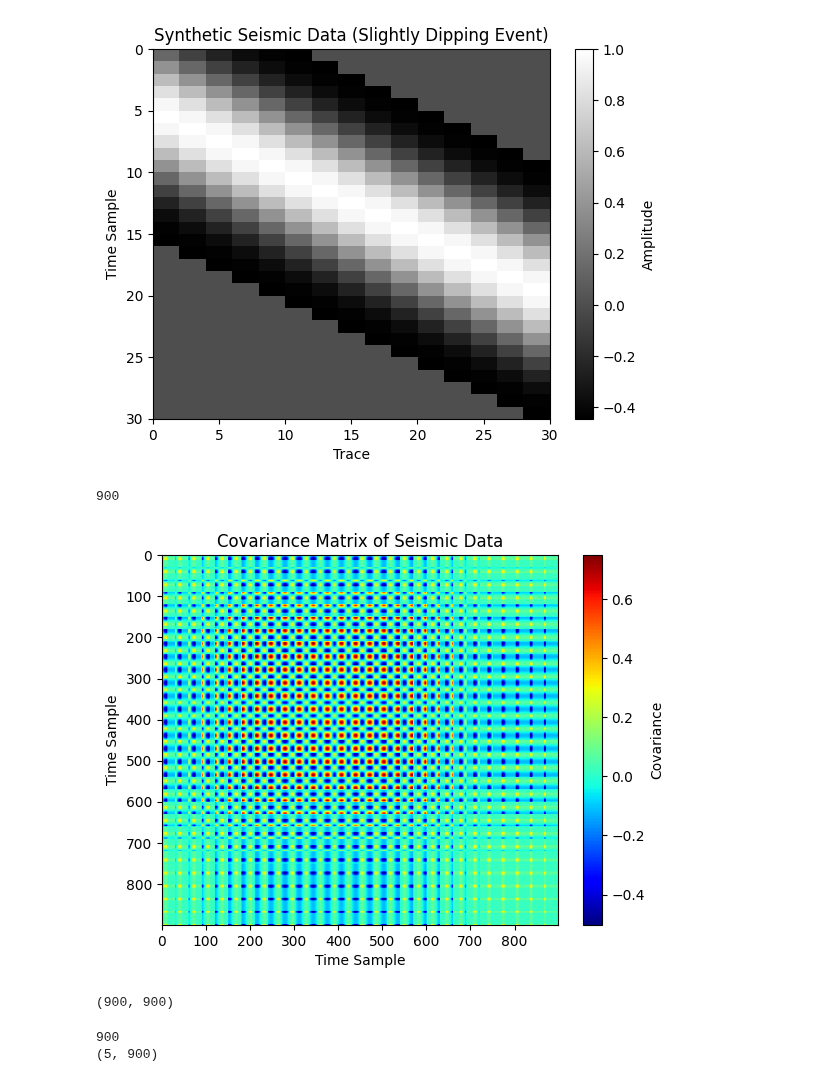
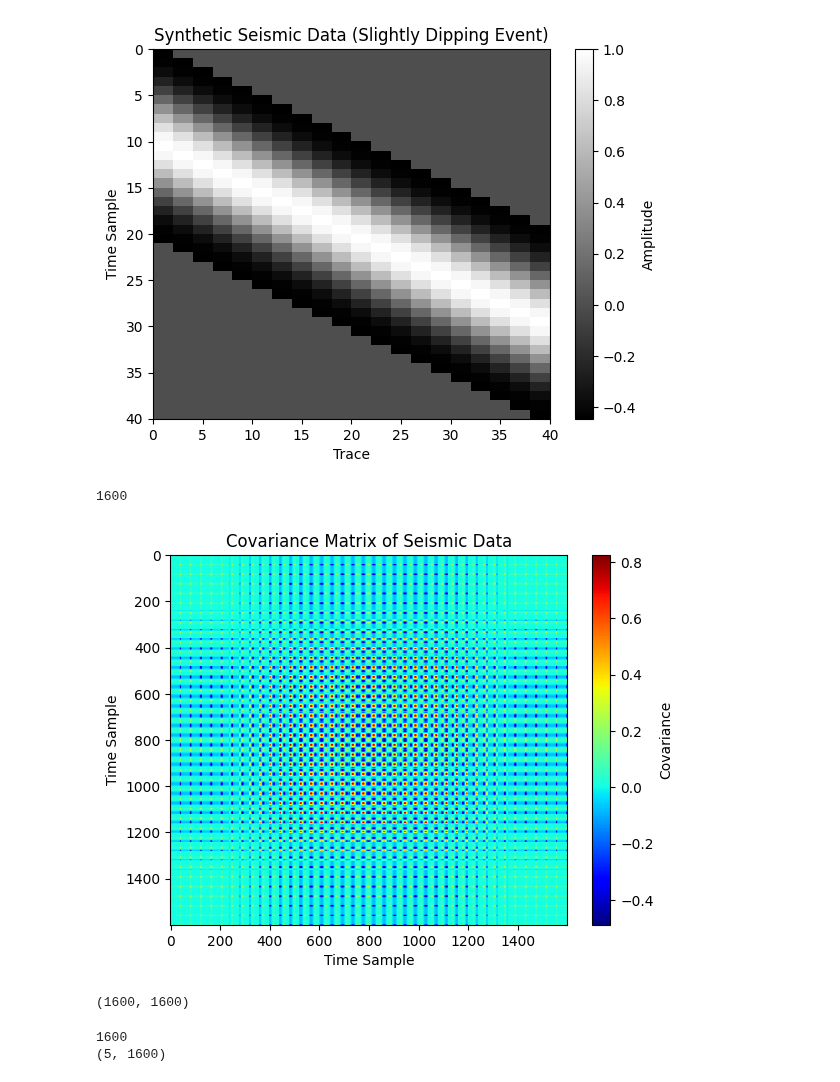
Before and after one commit to csc7/Probabilistic_Programming, a Jupyter notebook: Example_01.ipynb, the cells around one changed output. Saved outputs shown, nothing was run; the diff lists cells and outputs as text; code cells hidden in the pictures.

```diff
--- a/Example_01.ipynb
+++ b/Example_01.ipynb
@@ -8,36 +8,36 @@ from scipy.linalg import cholesky
 # %%
 # Seismic event/horizon
 
 # Parameters for the synthetic seismic data
-n_rows, n_cols = 30, 30  # Number of rows (time/depth) and columns (trace locations)
+n_rows, n_cols = 40, 40  # Number of rows (time/depth) and columns (trace locations)
 dip = 0.5  # Dip of the event in sample points per trace
 amplitude = 1  # Amplitude of the event
 dt = 0.002
 t = np.arange(n_rows) * dt
 wav, wavt, wavc = pylops.utils.wavelets.ricker(t[:11], f0=20)  # Ricker wavelet to simulate seismic wavelet
 
 # Synthetic data
 seismic_data = np.zeros((n_rows, n_cols))
 
 # Dipping event
-event_center = 5
+event_center = 10
 for col in range(n_cols):
     shift = int(dip * col)  # Linear shift due to dipping
     seismic_data[event_center + shift, col] = amplitude
 
 # Convolution with the Ricker wavelet
 for col in range(n_cols):
     seismic_data[:, col] = np.convolve(seismic_data[:, col], wav, mode='same')
 
 # Plot
 plt.imshow(seismic_data, cmap='gray', aspect='auto', extent=[0, n_cols, n_rows, 0])
 plt.title("Synthetic Seismic Data (Slightly Dipping Event)")
 plt.xlabel("Trace")
 plt.ylabel("Time Sample")
 plt.colorbar(label="Amplitude")
 plt.show()
 # %% [output]
-[figure, old version]
+[figure, new version]
 # %%
 # Extraction of the covariance function from the seismic data
 
@@ -79,12 +79,12 @@ plt.xlabel("Time Sample")
 plt.ylabel("Time Sample")
 plt.show()
 # %% [output]
-900
+1600
-[figure, old version]
+[figure, new version]
 # %%
 covariance_matrix.shape
 # %% [output]
-(900, 900)
+(1600, 1600)
 # %%
 # Sequential Gaussian simulation function using the covariance matrix
 def sequential_gaussian_simulation(covariance_matrix, n_realizations=10, regularization=1e-5):
@@ -112,8 +112,8 @@ covariance_matrix = compute_covariance_2D(seismic_data)
 # Realizations of the seismic event
 realizations = sequential_gaussian_simulation(covariance_matrix, n_realizations=5, regularization=1e-5)
 # %% [output]
-900
-(5, 900)
+1600
+(5, 1600)
 # %%
 plt.imshow(realizations[3])
 plt.legend()
```
Also changed, not shown: parts of 4 cells of this notebook.
